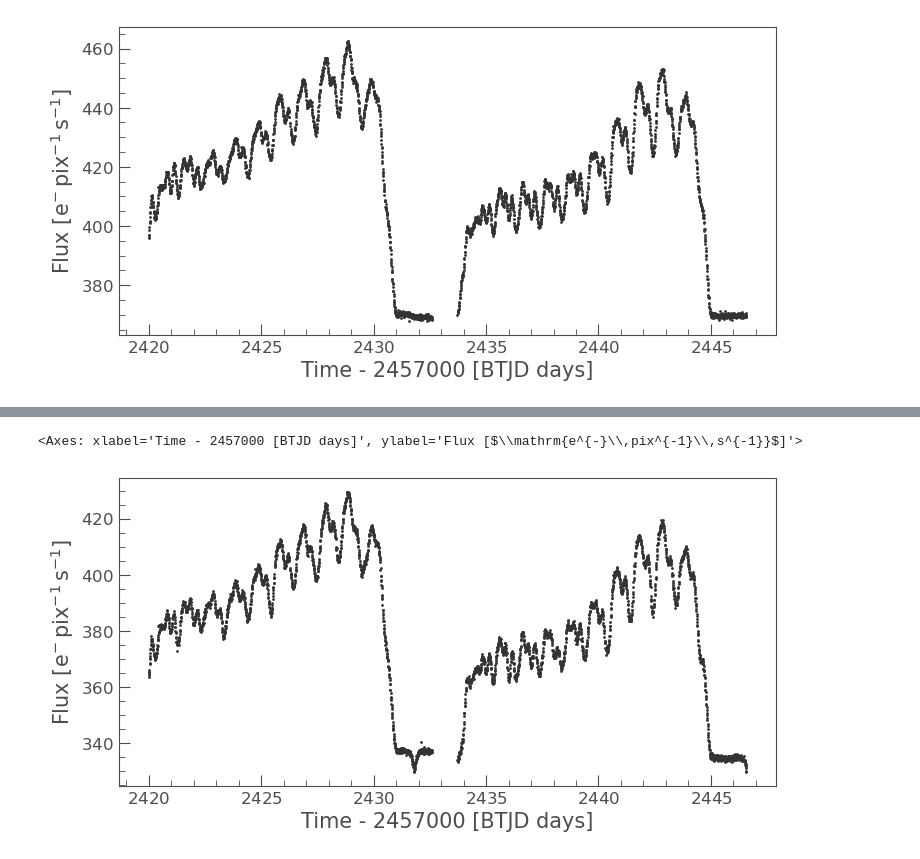
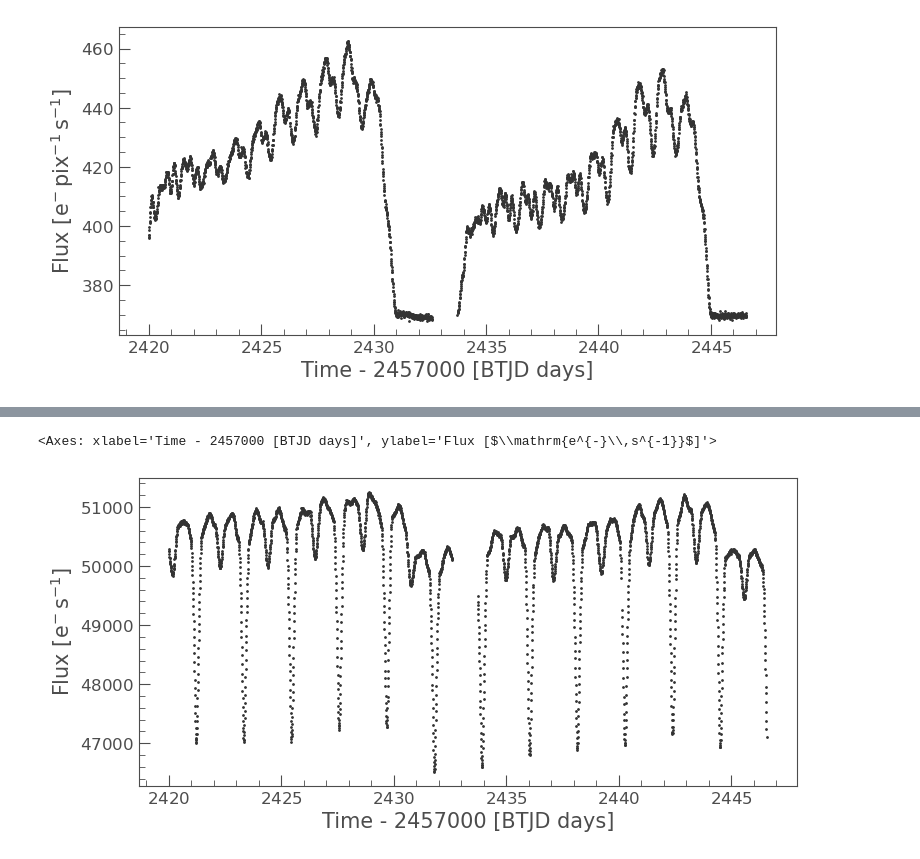
Before and after one commit to pdeeskow/TESS-BAV, a Jupyter notebook: TESS_CUT.ipynb, the cells around one changed output, grey strips where cells are left out. Drawn from its saved outputs; the diff is of its cells as text; code cells hidden in the pictures.

Commit message:
units introduced

```diff
--- a/TESS_CUT.ipynb
+++ b/TESS_CUT.ipynb
@@ -64,6 +53,7 @@ tpf.plot(aperture_mask=background_mask, mask_color='k');
-# %%
-lcb=tpf.estimate_background(aperture_mask=background_mask)
-lcb.scatter()
-# %% [output]
-<Axes: xlabel='Time - 2457000 [BTJD days]', ylabel='Flux [$\\mathrm{e^{-}\\,pix^{-1}\\,s^{-1}}$]'>
-[figure, removed]
+# %%
+lcc=lc - lcb.flux*ap.units.pix*n_target_pixels
+# %%
+lcc.scatter()
+# %% [output]
+<Axes: xlabel='Time - 2457000 [BTJD days]', ylabel='Flux [$\\mathrm{e^{-}\\,s^{-1}}$]'>
+[figure, added]
```
Also changed, not shown: parts of 3 cells of this notebook.
